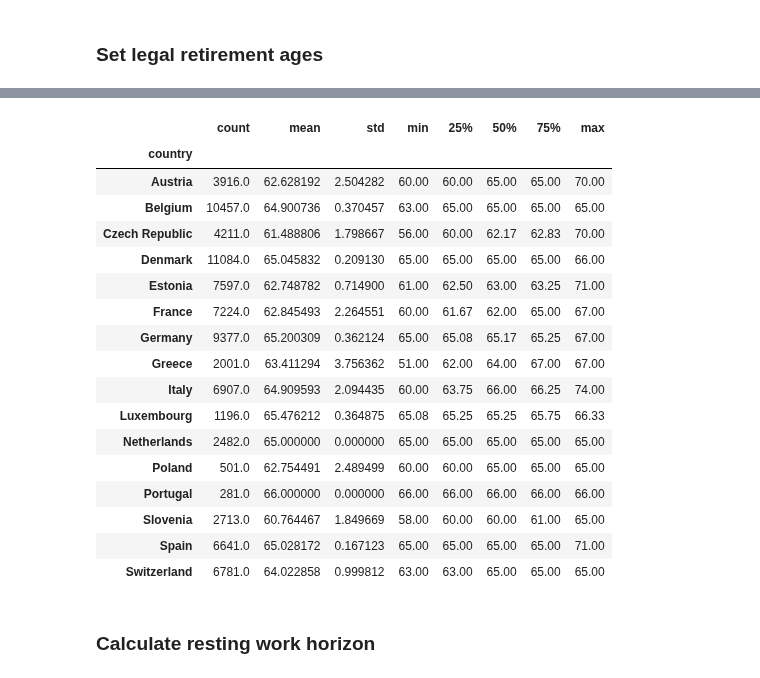
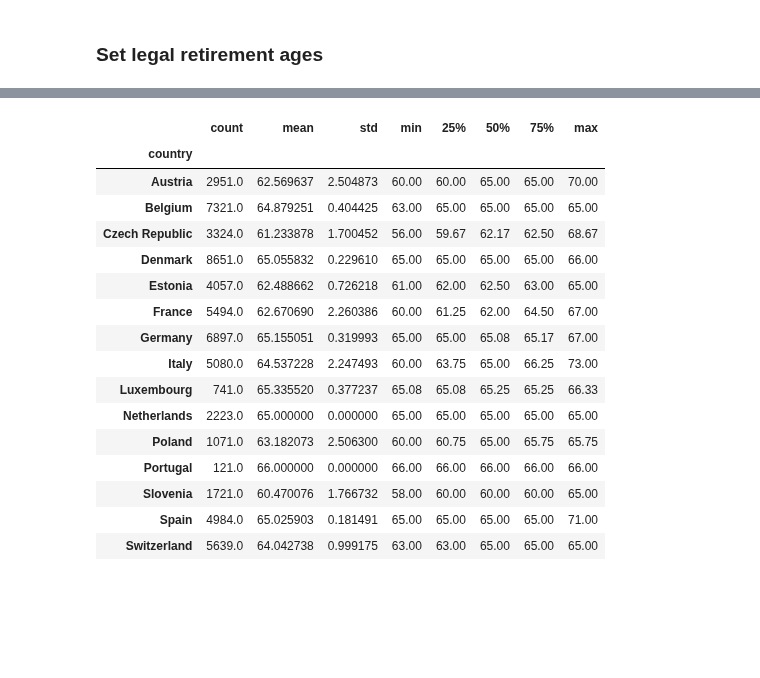
Before and after one commit to lugovalexa/MH-old-workers, a Jupyter notebook: notebooks/creating_dataset_new.ipynb, the cells around one changed output, grey strips where cells are left out. Drawn from its saved outputs; the diff is of its cells as text; code cells hidden in the pictures; blank space fills up the shorter version.

```diff
--- a/notebooks/creating_dataset_new.ipynb
+++ b/notebooks/creating_dataset_new.ipynb
@@ -73,6 +76,8 @@ df_short = df[
         "ep005_",
         "ep009_",
         "ep019_",
+        "ep071dno",
+        "ep671dno",
         "euro1",
         "euro2",
         "euro3",
@@ -407,3 +330,6 @@ def calculate_retirement_age(row):
+# %%
+# Calculate resting work horizon
+df_filtered["work_horizon"] = df_filtered["retirement_age"] - df_filtered["age"]
 # %%
 country_functions_change = {
     "Austria": austria_change,
@@ -448,0 +369,3 @@ for dataset_name in dataset_names:
+# %%
+# Filter out those with missing values for eurod scale
+df_filtered = df_filtered.dropna(subset=["eurod"]).reset_index(drop=True)
@@ -448,0 +411,34 @@ for dataset_name in dataset_names:
+# %%
+# Conduct a PCA to deduct affective suffering and lack of motivation as separate indicators
+columns_for_pca = [
+    "euro1",
+    "euro2",
+    "euro3",
+    "euro4",
+    "euro5",
+    "euro6",
+    "euro7",
+    "euro8",
+    "euro9",
+    "euro10",
+    "euro11",
+    "euro12",
+]
+data_pca = df_filtered[columns_for_pca]
+
+corr_mat = np.corrcoef(data_pca, rowvar=False)  # Tetrachoric correlation matrix
+
+evals, evecs = eigh(corr_mat)  # Eigenvalues and eigenvectors
+
+fa = FactorAnalyzer(n_factors=2, rotation="varimax", method="ml")
+fa.fit(data_pca)
+
+factor_scores = fa.transform(data_pca)
+
+cutoff = 0.55
+
+df_filtered["affective_suffering"] = 0
+df_filtered["motivation_lack"] = 0
+
+df_filtered["affective_suffering"] = (factor_scores[:, 0] >= cutoff).astype(int)
+df_filtered["motivation_lack"] = (factor_scores[:, 1] >= cutoff).astype(int)
@@ -449,23 +504,20 @@ for dataset_name in dataset_names:
 # %%
-combined_data.groupby("country").retirement_age.describe()
+df_filtered.groupby("country").retirement_age.describe()
 # %% [output]
 |  | count | mean | std | min | 25% | 50% | 75% | max |
 | country |  |  |  |  |  |  |  |  |
-| Austria | 3916.0 | 62.628192 | 2.504282 | 60.00 | 60.00 | 65.00 | 65.00 | 70.00 |
-| Belgium | 10457.0 | 64.900736 | 0.370457 | 63.00 | 65.00 | 65.00 | 65.00 | 65.00 |
-| Czech Republic | 4211.0 | 61.488806 | 1.798667 | 56.00 | 60.00 | 62.17 | 62.83 | 70.00 |
-| Denmark | 11084.0 | 65.045832 | 0.209130 | 65.00 | 65.00 | 65.00 | 65.00 | 66.00 |
-| Estonia | 7597.0 | 62.748782 | 0.714900 | 61.00 | 62.50 | 63.00 | 63.25 | 71.00 |
-| France | 7224.0 | 62.845493 | 2.264551 | 60.00 | 61.67 | 62.00 | 65.00 | 67.00 |
-| Germany | 9377.0 | 65.200309 | 0.362124 | 65.00 | 65.08 | 65.17 | 65.25 | 67.00 |
-| Greece | 2001.0 | 63.411294 | 3.756362 | 51.00 | 62.00 | 64.00 | 67.00 | 67.00 |
-| Italy | 6907.0 | 64.909593 | 2.094435 | 60.00 | 63.75 | 66.00 | 66.25 | 74.00 |
-| Luxembourg | 1196.0 | 65.476212 | 0.364875 | 65.08 | 65.25 | 65.25 | 65.75 | 66.33 |
-| Netherlands | 2482.0 | 65.000000 | 0.000000 | 65.00 | 65.00 | 65.00 | 65.00 | 65.00 |
-| Poland | 501.0 | 62.754491 | 2.489499 | 60.00 | 60.00 | 65.00 | 65.00 | 65.00 |
-| Portugal | 281.0 | 66.000000 | 0.000000 | 66.00 | 66.00 | 66.00 | 66.00 | 66.00 |
-| Slovenia | 2713.0 | 60.764467 | 1.849669 | 58.00 | 60.00 | 60.00 | 61.00 | 65.00 |
-| Spain | 6641.0 | 65.028172 | 0.167123 | 65.00 | 65.00 | 65.00 | 65.00 | 71.00 |
-| Switzerland | 6781.0 | 64.022858 | 0.999812 | 63.00 | 63.00 | 65.00 | 65.00 | 65.00 |
+| Austria | 2951.0 | 62.569637 | 2.504873 | 60.00 | 60.00 | 65.00 | 65.00 | 70.00 |
+| Belgium | 7321.0 | 64.879251 | 0.404425 | 63.00 | 65.00 | 65.00 | 65.00 | 65.00 |
+| Czech Republic | 3324.0 | 61.233878 | 1.700452 | 56.00 | 59.67 | 62.17 | 62.50 | 68.67 |
+| Denmark | 8651.0 | 65.055832 | 0.229610 | 65.00 | 65.00 | 65.00 | 65.00 | 66.00 |
+| Estonia | 4057.0 | 62.488662 | 0.726218 | 61.00 | 62.00 | 62.50 | 63.00 | 65.00 |
+| France | 5494.0 | 62.670690 | 2.260386 | 60.00 | 61.25 | 62.00 | 64.50 | 67.00 |
+| Germany | 6897.0 | 65.155051 | 0.319993 | 65.00 | 65.00 | 65.08 | 65.17 | 67.00 |
+| Italy | 5080.0 | 64.537228 | 2.247493 | 60.00 | 63.75 | 65.00 | 66.25 | 73.00 |
+| Luxembourg | 741.0 | 65.335520 | 0.377237 | 65.08 | 65.08 | 65.25 | 65.25 | 66.33 |
+| Netherlands | 2223.0 | 65.000000 | 0.000000 | 65.00 | 65.00 | 65.00 | 65.00 | 65.00 |
+| Poland | 1071.0 | 63.182073 | 2.506300 | 60.00 | 60.75 | 65.00 | 65.75 | 65.75 |
+| Portugal | 121.0 | 66.000000 | 0.000000 | 66.00 | 66.00 | 66.00 | 66.00 | 66.00 |
+| Slovenia | 1721.0 | 60.470076 | 1.766732 | 58.00 | 60.00 | 60.00 | 60.00 | 65.00 |
+| Spain | 4984.0 | 65.025903 | 0.181491 | 65.00 | 65.00 | 65.00 | 65.00 | 71.00 |
+| Switzerland | 5639.0 | 64.042738 | 0.999175 | 63.00 | 63.00 | 65.00 | 65.00 | 65.00 |
-# %% [markdown]
-### Calculate resting work horizon
```
Also changed, not shown: parts of 50 cells of this notebook, 2 other files.
